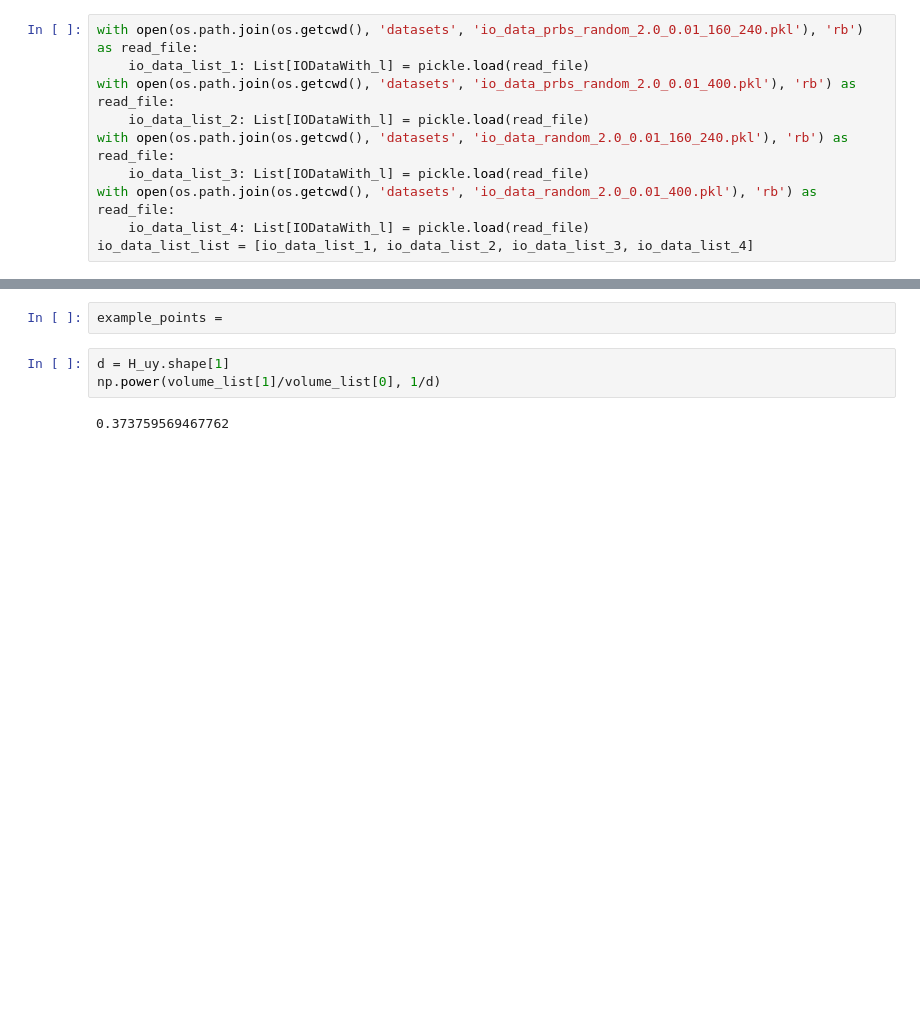
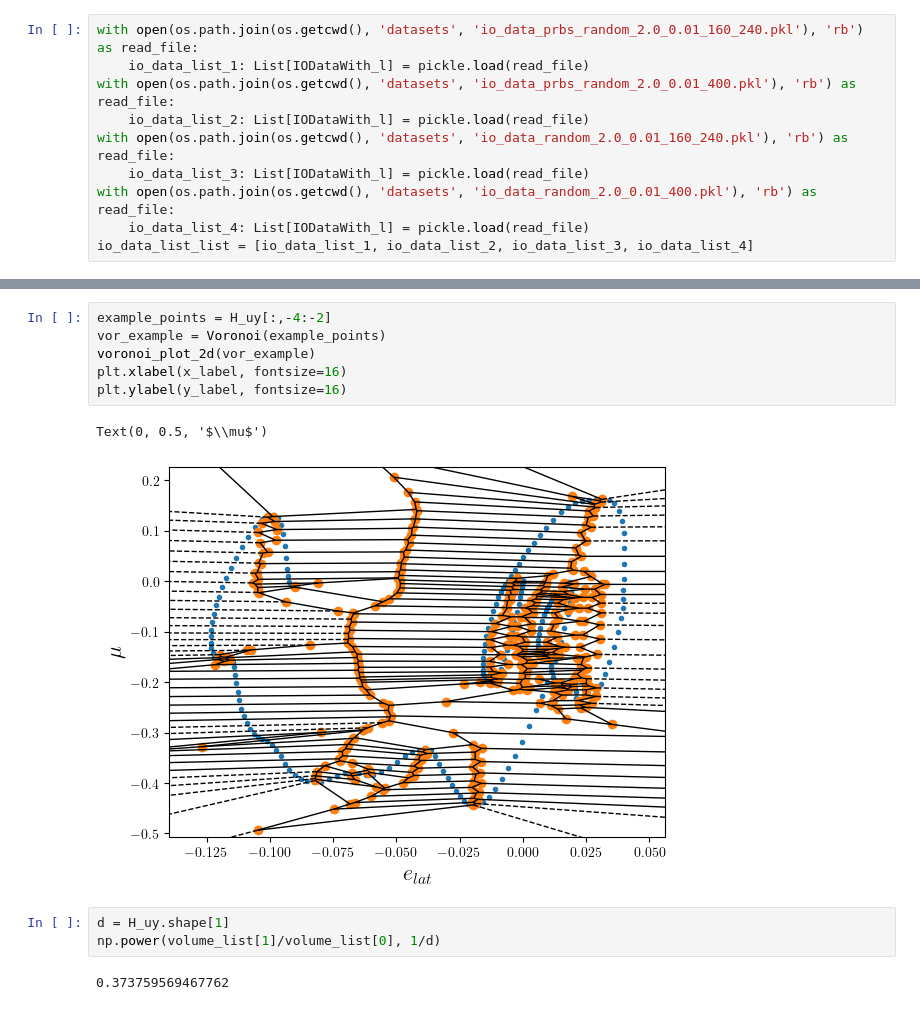
Before and after one commit to HuangYujun-JunkyTalent/DataDrivenSafetyFilter, a Jupyter notebook: voronoi.ipynb, the cells around one changed output, grey strips where cells are left out. Saved outputs shown, nothing was run; the diff lists cells and outputs as text; blank space fills up the shorter version.

```diff
--- a/voronoi.ipynb
+++ b/voronoi.ipynb
@@ -116,5 +148,12 @@ y_label = r'v_y'
-# %%
-example_points =
+# %%
+example_points = H_uy[:,-4:-2]
+vor_example = Voronoi(example_points)
+voronoi_plot_2d(vor_example)
+plt.xlabel(x_label, fontsize=16)
+plt.ylabel(y_label, fontsize=16)
+# %% [output]
+Text(0, 0.5, '$\\mu$')
+[figure, added]
 # %%
 d = H_uy.shape[1]
 np.power(volume_list[1]/volume_list[0], 1/d)
```
Also changed, not shown: parts of 9 cells of this notebook, 12 other files.
